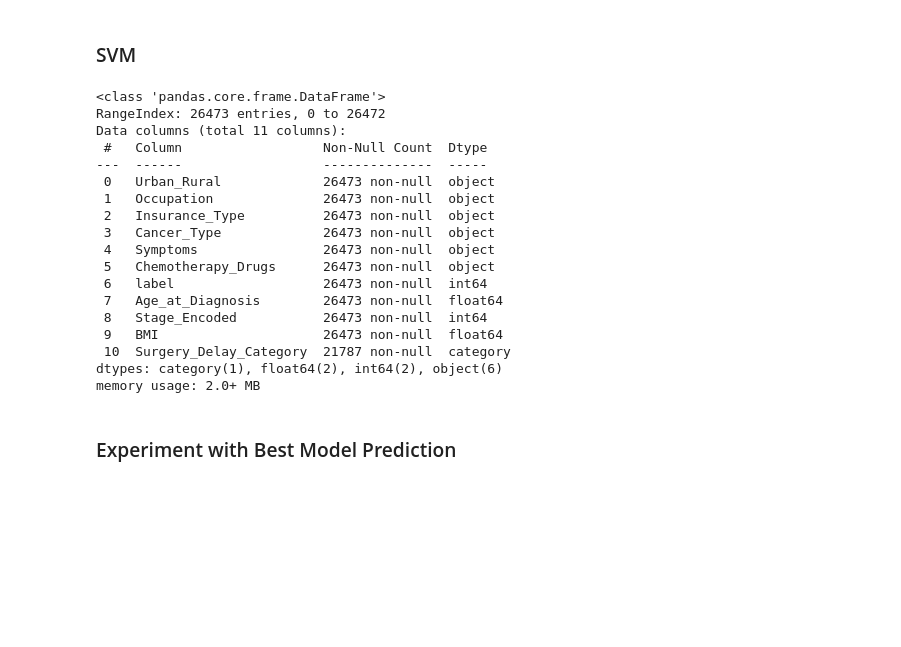
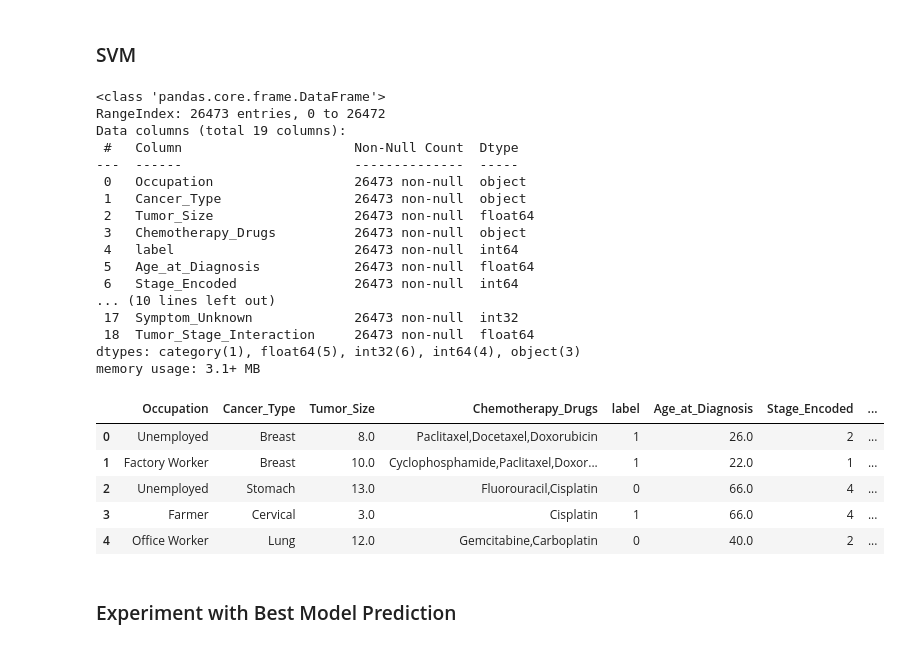
Before and after one commit to MohumB/Data-Science-Course-spring2025, a Jupyter notebook: CA-3/CancerPrediction/CancerPrediction.ipynb, the cells around one changed output. Cells and saved outputs as stored; diff of their text form; code cells hidden in the pictures; blank space fills up the shorter version.

```diff
--- a/CA-3/CancerPrediction/CancerPrediction.ipynb
+++ b/CA-3/CancerPrediction/CancerPrediction.ipynb
@@ -300,3 +306,24 @@ low_corr_features
+# %%
+cancer_type_map = train_df.groupby('Cancer_Type')['label'].mean().to_dict()
+train_df['Cancer_Type_Risk'] = train_df['Cancer_Type'].map(cancer_type_map)
+test_df['Cancer_Type_Risk'] = test_df['Cancer_Type'].map(cancer_type_map)
+# B. Symptom-Specific Features (better than simple count)
+symptoms = ['Cough, Weight Loss', 'Blood in Stool', 'Nausea, Vomiting',
+       'Lump, Swelling', 'Fatigue, Pain', 'Unknown']
+for s in symptoms:
+    train_df[f'Symptom_{s}'] = train_df['Symptoms'].str.contains(s).astype(int)
+    test_df[f'Symptom_{s}'] = test_df['Symptoms'].str.contains(s).astype(int)
+
+
+# C. Treatment Interactions
+train_df['Tumor_Stage_Interaction'] = train_df['Tumor_Size'] * train_df['Stage_Encoded']
+test_df['Tumor_Stage_Interaction'] = test_df['Tumor_Size'] * test_df['Stage_Encoded']
+
+# train_df['Radio_Chemo_Combo'] = (train_df['Radiation_Sessions'] > 0) & (train_df['Chemo_Radiation'] == 1)
+# %%
+to_drop = ['Urban_Rural', 'Radiation_Sessions','Symptoms', 'Insurance_Type']
+train_df = train_df.drop(columns=to_drop)
+test_df = test_df.drop(columns=to_drop)
 # %% [markdown]
 <h2>Different Models</h2>
 # %% [markdown]
@@ -320,20 +347,28 @@ train_df.info()
 # %% [output]
 <class 'pandas.core.frame.DataFrame'>
 RangeIndex: 26473 entries, 0 to 26472
-Data columns (total 11 columns):
- #   Column                  Non-Null Count  Dtype
----  ------                  --------------  -----
- 0   Urban_Rural             26473 non-null  object
- 1   Occupation              26473 non-null  object
- 2   Insurance_Type          26473 non-null  object
- 3   Cancer_Type             26473 non-null  object
- 4   Symptoms                26473 non-null  object
- 5   Chemotherapy_Drugs      26473 non-null  object
- 6   label                   26473 non-null  int64
- 7   Age_at_Diagnosis        26473 non-null  float64
- 8   Stage_Encoded           26473 non-null  int64
- 9   BMI                     26473 non-null  float64
- 10  Surgery_Delay_Category  21787 non-null  category
-dtypes: category(1), float64(2), int64(2), object(6)
-memory usage: 2.0+ MB
+Data columns (total 19 columns):
+ #   Column                      Non-Null Count  Dtype
+---  ------                      --------------  -----
+ 0   Occupation                  26473 non-null  object
+ 1   Cancer_Type                 26473 non-null  object
+ 2   Tumor_Size                  26473 non-null  float64
+ 3   Chemotherapy_Drugs          26473 non-null  object
+ 4   label                       26473 non-null  int64
+ 5   Age_at_Diagnosis            26473 non-null  float64
+ 6   Stage_Encoded               26473 non-null  int64
+... (10 lines left out)
+ 17  Symptom_Unknown             26473 non-null  int32
+ 18  Tumor_Stage_Interaction     26473 non-null  float64
+dtypes: category(1), float64(5), int32(6), int64(4), object(3)
+memory usage: 3.1+ MB
+# %%
+train_df.head()
+# %% [output]
+|  | Occupation | Cancer_Type | Tumor_Size | Chemotherapy_Drugs | label | Age_at_Diagnosis | Stage_Encoded | ... |
+| 0 | Unemployed | Breast | 8.0 | Paclitaxel,Docetaxel,Doxorubicin | 1 | 26.0 | 2 | ... |
+| 1 | Factory Worker | Breast | 10.0 | Cyclophosphamide,Paclitaxel,Doxor... | 1 | 22.0 | 1 | ... |
+| 2 | Unemployed | Stomach | 13.0 | Fluorouracil,Cisplatin | 0 | 66.0 | 4 | ... |
+| 3 | Farmer | Cervical | 3.0 | Cisplatin | 1 | 66.0 | 4 | ... |
+| 4 | Office Worker | Lung | 12.0 | Gemcitabine,Carboplatin | 0 | 40.0 | 2 | ... |
 # %%
```
Also changed, not shown: parts of 14 cells of this notebook, 49 other files.
